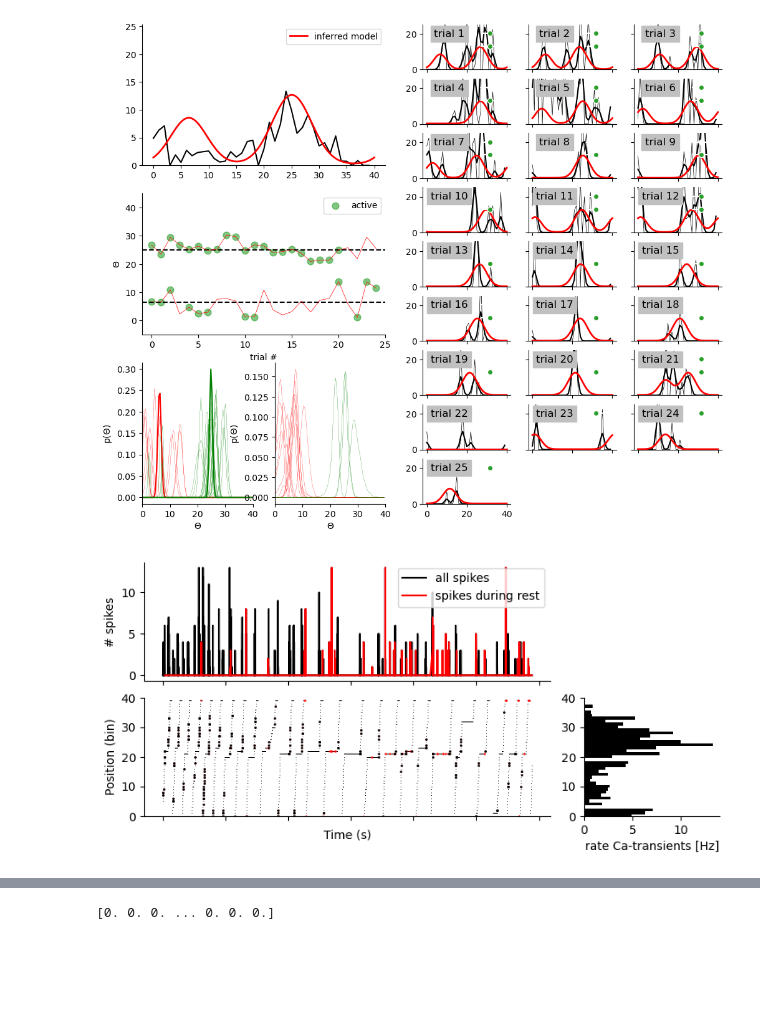
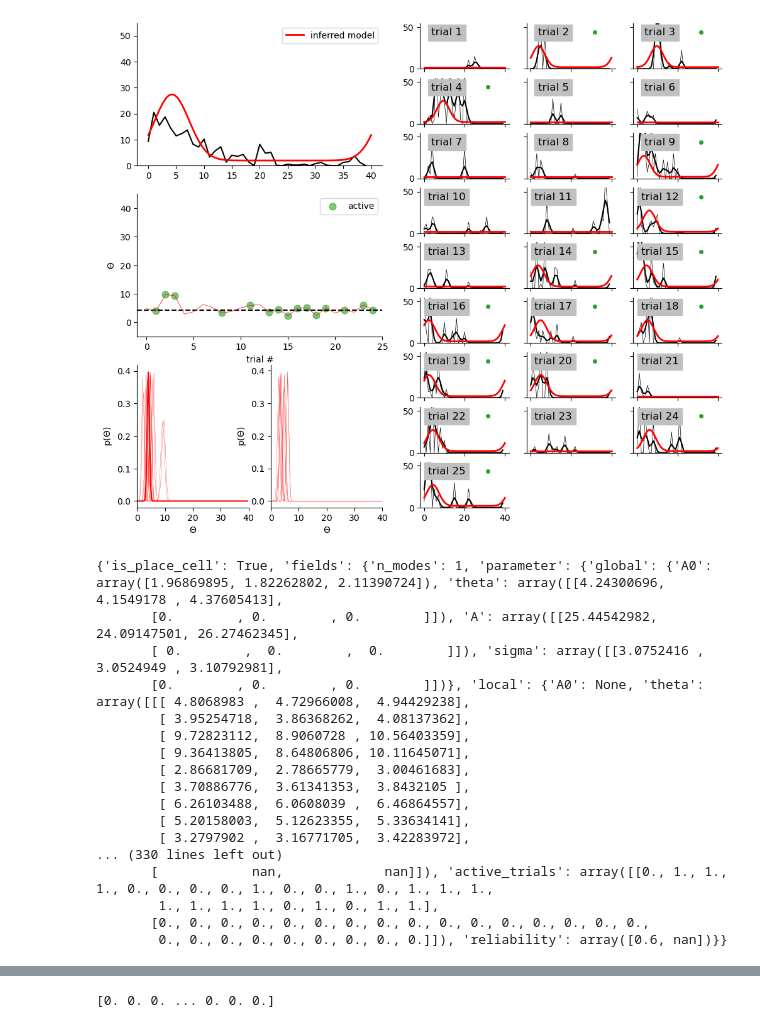
Before and after one commit to woxxel/placefield_detection, a Jupyter notebook: notebooks/test_process_session.ipynb, the cells around one changed output, grey strips where cells are left out. Saved outputs shown, nothing was run; the diff lists cells and outputs as text; code cells hidden in the pictures; blank space fills up the shorter version.

```diff
--- a/notebooks/test_process_session.ipynb
+++ b/notebooks/test_process_session.ipynb
@@ -101,7 +100,7 @@ process_neuron = process_single_neuron(
     mode_place_cell_detection=["peak", "information"],
     mode_place_field_detection=["bayesian"],
 )
-
-process_neuron.run_preprocessing(neuron_activity[11, :])
+neuron = 20
+process_neuron.run_preprocessing(neuron_activity[neuron, :])
 plot_activity(process_neuron.prepared_activity, behavior)
 # %% [output]
@@ -109,7 +108,8 @@ plot_activity(process_neuron.prepared_activity, behavior)
 # %%
-# process_neuron.run_detection(neuron_activity[11, :])
+# neuron = 11
+# plot_activity(process_neuron.prepared_activity, behavior)
 process_neuron.run_detection(
-    neuron_activity[11, :], limit_execution_time=900, show_status=True
+    neuron_activity[neuron, :], limit_execution_time=600, show_status=True
 )
 # %% [output]
 f=0
@@ -141,11 +144,28 @@ Model comparison finished after 1226.92s with evidences:         f=0 , logz=-176
-# %%
-process_neuron.results["bayesian"] = process_neuron.place_cell_results["bayesian"]
-# %%
-from placefield_detection.analyze_results import display_results
-display_results(process_neuron.results)
-# %% [output]
-[figure, removed]
 # %%
-plot_activity(process_neuron.prepared_activity, behavior)
+from placefield_detection.analyze_results import display_results
+
+# process_neuron.results
+# process_neuron.results["bayesian"] = process_neuron.place_cell_results.get(
+#     "bayesian", {"status": {"is_place_cell": {}}}
+# )
+display_results(process_neuron.results)
+print(process_neuron.results["bayesian"])
 # %% [output]
-[figure, old version]
+[figure, new version]
+{'is_place_cell': True, 'fields': {'n_modes': 1, 'parameter': {'global': {'A0': array([1.96869895, 1.82262802, 2.11390724]), 'theta': array([[4.24300696, 4.1549178 , 4.37605413],
+       [0.        , 0.        , 0.        ]]), 'A': array([[25.44542982, 24.09147501, 26.27462345],
+       [ 0.        ,  0.        ,  0.        ]]), 'sigma': array([[3.0752416 , 3.0524949 , 3.10792981],
+       [0.        , 0.        , 0.        ]])}, 'local': {'A0': None, 'theta': array([[[ 4.8068983 ,  4.72966008,  4.94429238],
+        [ 3.95254718,  3.86368262,  4.08137362],
+        [ 9.72823112,  8.9060728 , 10.56403359],
+        [ 9.36413805,  8.64806806, 10.11645071],
+        [ 2.86681709,  2.78665779,  3.00461683],
+        [ 3.70886776,  3.61341353,  3.8432105 ],
+        [ 6.26103488,  6.0608039 ,  6.46864557],
+        [ 5.20158003,  5.12623355,  5.33634141],
+        [ 3.2797902 ,  3.16771705,  3.42283972],
+... (330 lines left out)
+       [            nan,             nan]]), 'active_trials': array([[0., 1., 1., 1., 0., 0., 0., 0., 1., 0., 0., 1., 0., 1., 1., 1.,
+        1., 1., 1., 1., 0., 1., 0., 1., 1.],
+       [0., 0., 0., 0., 0., 0., 0., 0., 0., 0., 0., 0., 0., 0., 0., 0.,
+        0., 0., 0., 0., 0., 0., 0., 0., 0.]]), 'reliability': array([0.6, nan])}}
```
Also changed, not shown: parts of 5 cells of this notebook, 3 other files.
